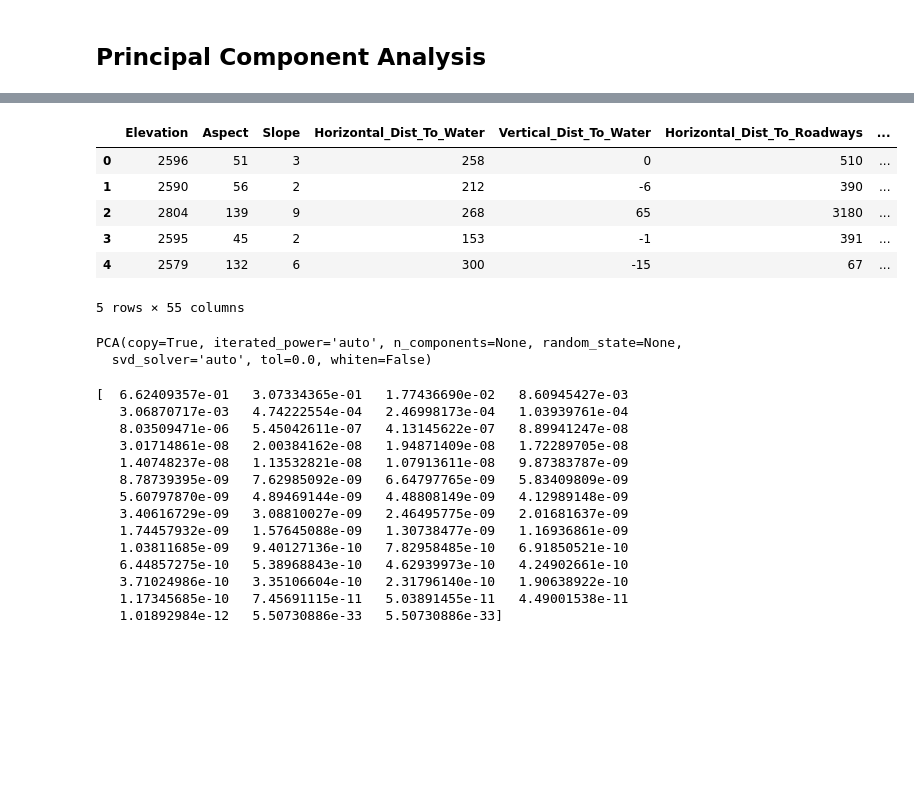
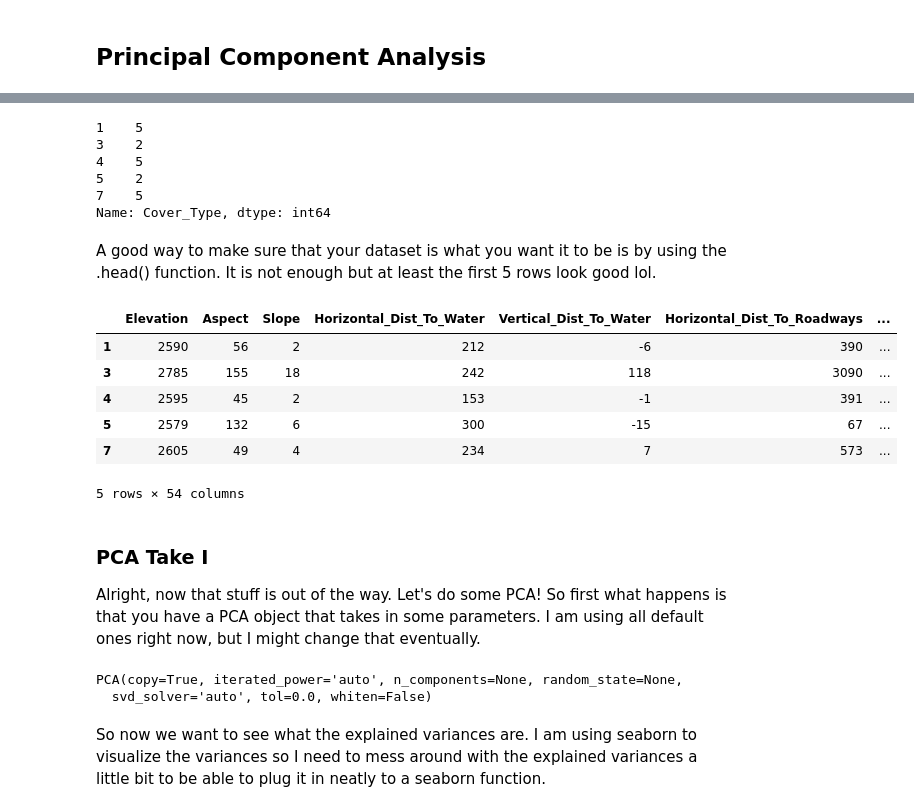
Before and after one commit to kartikvasu/ma463x_finalproject, a Jupyter notebook: PCA.ipynb, the cells around one changed output, grey strips where cells are left out. Saved outputs shown, nothing was run; the diff lists cells and outputs as text; code cells hidden in the pictures; blank space fills up the shorter version.

Commit message:
adding pca, please read comments at bottom

```diff
--- a/PCA.ipynb
+++ b/PCA.ipynb
@@ -8,35 +12,24 @@ from sklearn.decomposition import PCA
 # %%
-df = pd.read_csv('train_and_test.csv')
+df = pd.read_csv('train_and_test.csv', index_col=0)
+# %%
+features = df[df.columns[:54]]
+target = df['Cover_Type']
+# %% [output]
+1    5
+3    2
+4    5
+5    2
+7    5
+Name: Cover_Type, dtype: int64
+# %% [markdown]
+A good way to make sure that your dataset is what you want it to be is by using the .head() function. It is not enough but at least the first 5 rows look good lol.
 # %%
-df.head()
+features.head()
 # %% [output]
 |  | Elevation | Aspect | Slope | Horizontal_Dist_To_Water | Vertical_Dist_To_Water | Horizontal_Dist_To_Roadways | ... |
-| 0 | 2596 | 51 | 3 | 258 | 0 | 510 | ... |
 | 1 | 2590 | 56 | 2 | 212 | -6 | 390 | ... |
-| 2 | 2804 | 139 | 9 | 268 | 65 | 3180 | ... |
-| 3 | 2595 | 45 | 2 | 153 | -1 | 391 | ... |
-| 4 | 2579 | 132 | 6 | 300 | -15 | 67 | ... |
+| 3 | 2785 | 155 | 18 | 242 | 118 | 3090 | ... |
+| 4 | 2595 | 45 | 2 | 153 | -1 | 391 | ... |
+| 5 | 2579 | 132 | 6 | 300 | -15 | 67 | ... |
+| 7 | 2605 | 49 | 4 | 234 | 7 | 573 | ... |
-5 rows × 55 columns
+5 rows × 54 columns
-# %%
-pca_df = PCA()
-pca_df.fit(df)
-# %% [output]
-PCA(copy=True, iterated_power='auto', n_components=None, random_state=None,
-  svd_solver='auto', tol=0.0, whiten=False)
-# %%
-print(pca_df.explained_variance_ratio_)
-# %% [output]
-[  6.62409357e-01   3.07334365e-01   1.77436690e-02   8.60945427e-03
-   3.06870717e-03   4.74222554e-04   2.46998173e-04   1.03939761e-04
-   8.03509471e-06   5.45042611e-07   4.13145622e-07   8.89941247e-08
-   3.01714861e-08   2.00384162e-08   1.94871409e-08   1.72289705e-08
-   1.40748237e-08   1.13532821e-08   1.07913611e-08   9.87383787e-09
-   8.78739395e-09   7.62985092e-09   6.64797765e-09   5.83409809e-09
-   5.60797870e-09   4.89469144e-09   4.48808149e-09   4.12989148e-09
-   3.40616729e-09   3.08810027e-09   2.46495775e-09   2.01681637e-09
-   1.74457932e-09   1.57645088e-09   1.30738477e-09   1.16936861e-09
-   1.03811685e-09   9.40127136e-10   7.82958485e-10   6.91850521e-10
-   6.44857275e-10   5.38968843e-10   4.62939973e-10   4.24902661e-10
-   3.71024986e-10   3.35106604e-10   2.31796140e-10   1.90638922e-10
-   1.17345685e-10   7.45691115e-11   5.03891455e-11   4.49001538e-11
-   1.01892984e-12   5.50730886e-33   5.50730886e-33]
@@ -44,0 +36,11 @@ pca_df.explained_variance_ratio_.plot()
+# %% [markdown]
+### PCA Take I
+Alright, now that stuff is out of the way. Let's do some PCA! So first what happens is that you have a PCA object that takes in some parameters. I am using all default ones right now, but I might change that eventually.
+# %%
+pca_feat = PCA() # this is the PCA object
+pca_feat.fit(features) # fit the PCA object on the features that you have
+# %% [output]
+PCA(copy=True, iterated_power='auto', n_components=None, random_state=None,
+  svd_solver='auto', tol=0.0, whiten=False)
+# %% [markdown]
+So now we want to see what the explained variances are. I am using seaborn to visualize the variances so I need to mess around with the explained variances a little bit to be able to plug it in neatly to a seaborn function.
```
Also changed, not shown: parts of 8 cells of this notebook, 1 other file.
